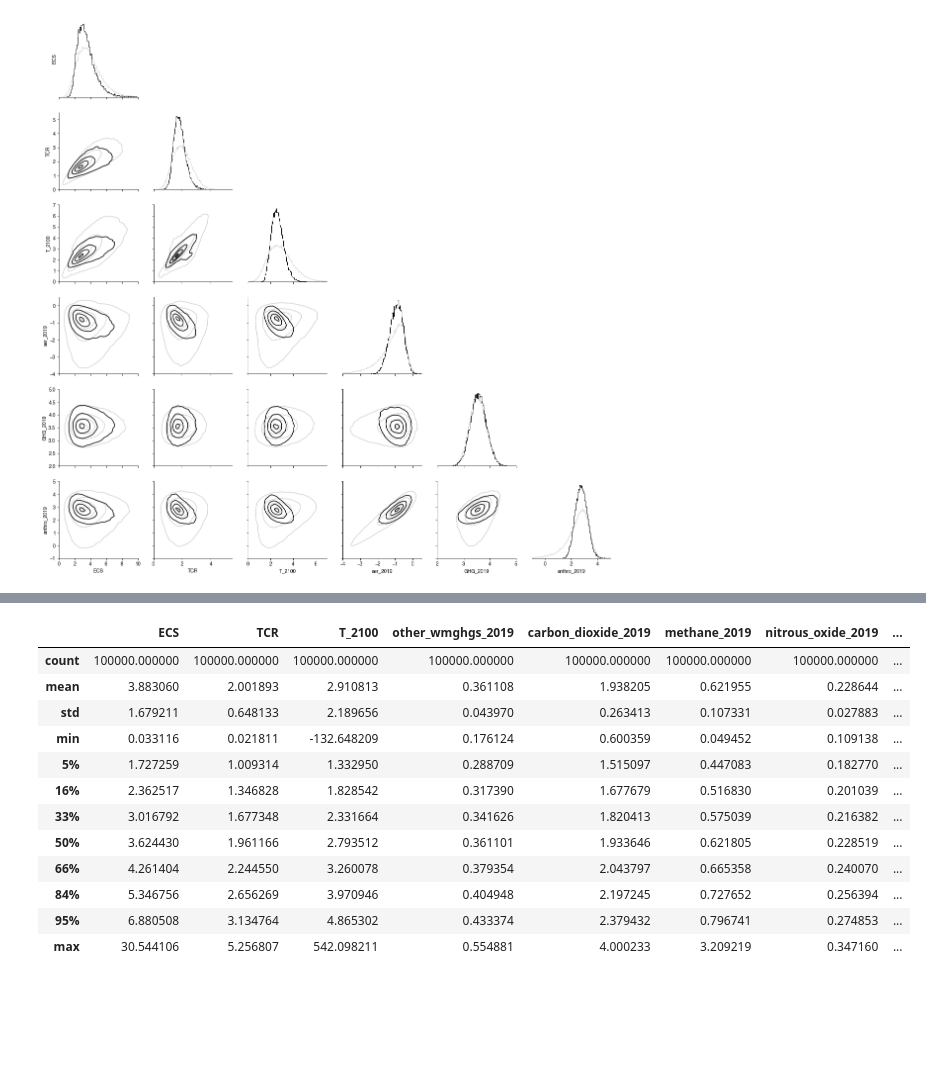
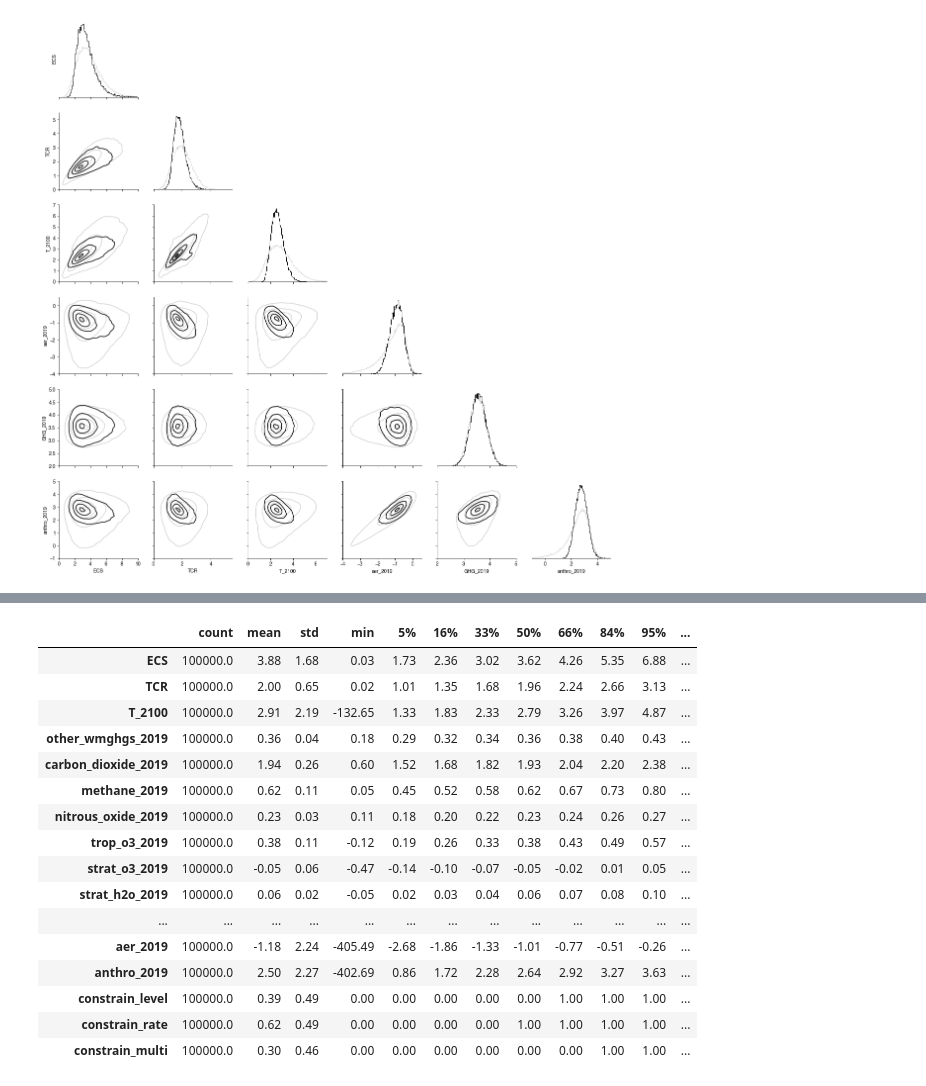
Before and after one commit to njleach/GIR, a Jupyter notebook: GIR/notebooks/NROY_generation.ipynb, the cells around one changed output, grey strips where cells are left out. Drawn from its saved outputs; the diff is of its cells as text; code cells hidden in the pictures; blank space fills up the shorter version.

```diff
--- a/GIR/notebooks/NROY_generation.ipynb
+++ b/GIR/notebooks/NROY_generation.ipynb
@@ -1015,16 +1019,20 @@ FULL_results.loc[:,FULL_results.loc['constrain_multi'].astype(bool)].T.describe(
 # %%
-FULL_results.T.describe(percentiles=[.05,.16,.33,.5,.66,.84,.95])
+FULL_results.T.describe(percentiles=[.05,.16,.33,.5,.66,.84,.95]).T.round(2)
 # %% [output]
-|  | ECS | TCR | T_2100 | other_wmghgs_2019 | carbon_dioxide_2019 | methane_2019 | nitrous_oxide_2019 | ... |
-| count | 100000.000000 | 100000.000000 | 100000.000000 | 100000.000000 | 100000.000000 | 100000.000000 | 100000.000000 | ... |
-| mean | 3.883060 | 2.001893 | 2.910813 | 0.361108 | 1.938205 | 0.621955 | 0.228644 | ... |
-| std | 1.679211 | 0.648133 | 2.189656 | 0.043970 | 0.263413 | 0.107331 | 0.027883 | ... |
-| min | 0.033116 | 0.021811 | -132.648209 | 0.176124 | 0.600359 | 0.049452 | 0.109138 | ... |
-| 5% | 1.727259 | 1.009314 | 1.332950 | 0.288709 | 1.515097 | 0.447083 | 0.182770 | ... |
-| 16% | 2.362517 | 1.346828 | 1.828542 | 0.317390 | 1.677679 | 0.516830 | 0.201039 | ... |
-| 33% | 3.016792 | 1.677348 | 2.331664 | 0.341626 | 1.820413 | 0.575039 | 0.216382 | ... |
-| 50% | 3.624430 | 1.961166 | 2.793512 | 0.361101 | 1.933646 | 0.621805 | 0.228519 | ... |
-| 66% | 4.261404 | 2.244550 | 3.260078 | 0.379354 | 2.043797 | 0.665358 | 0.240070 | ... |
-| 84% | 5.346756 | 2.656269 | 3.970946 | 0.404948 | 2.197245 | 0.727652 | 0.256394 | ... |
-| 95% | 6.880508 | 3.134764 | 4.865302 | 0.433374 | 2.379432 | 0.796741 | 0.274853 | ... |
-| max | 30.544106 | 5.256807 | 542.098211 | 0.554881 | 4.000233 | 3.209219 | 0.347160 | ... |
+|  | count | mean | std | min | 5% | 16% | 33% | 50% | 66% | 84% | 95% | ... |
+| ECS | 100000.0 | 3.88 | 1.68 | 0.03 | 1.73 | 2.36 | 3.02 | 3.62 | 4.26 | 5.35 | 6.88 | ... |
+| TCR | 100000.0 | 2.00 | 0.65 | 0.02 | 1.01 | 1.35 | 1.68 | 1.96 | 2.24 | 2.66 | 3.13 | ... |
+| T_2100 | 100000.0 | 2.91 | 2.19 | -132.65 | 1.33 | 1.83 | 2.33 | 2.79 | 3.26 | 3.97 | 4.87 | ... |
+| other_wmghgs_2019 | 100000.0 | 0.36 | 0.04 | 0.18 | 0.29 | 0.32 | 0.34 | 0.36 | 0.38 | 0.40 | 0.43 | ... |
+| carbon_dioxide_2019 | 100000.0 | 1.94 | 0.26 | 0.60 | 1.52 | 1.68 | 1.82 | 1.93 | 2.04 | 2.20 | 2.38 | ... |
+| methane_2019 | 100000.0 | 0.62 | 0.11 | 0.05 | 0.45 | 0.52 | 0.58 | 0.62 | 0.67 | 0.73 | 0.80 | ... |
+| nitrous_oxide_2019 | 100000.0 | 0.23 | 0.03 | 0.11 | 0.18 | 0.20 | 0.22 | 0.23 | 0.24 | 0.26 | 0.27 | ... |
+| trop_o3_2019 | 100000.0 | 0.38 | 0.11 | -0.12 | 0.19 | 0.26 | 0.33 | 0.38 | 0.43 | 0.49 | 0.57 | ... |
+| strat_o3_2019 | 100000.0 | -0.05 | 0.06 | -0.47 | -0.14 | -0.10 | -0.07 | -0.05 | -0.02 | 0.01 | 0.05 | ... |
+| strat_h2o_2019 | 100000.0 | 0.06 | 0.02 | -0.05 | 0.02 | 0.03 | 0.04 | 0.06 | 0.07 | 0.08 | 0.10 | ... |
+| ... | ... | ... | ... | ... | ... | ... | ... | ... | ... | ... | ... | ... |
+| aer_2019 | 100000.0 | -1.18 | 2.24 | -405.49 | -2.68 | -1.86 | -1.33 | -1.01 | -0.77 | -0.51 | -0.26 | ... |
+| anthro_2019 | 100000.0 | 2.50 | 2.27 | -402.69 | 0.86 | 1.72 | 2.28 | 2.64 | 2.92 | 3.27 | 3.63 | ... |
+| constrain_level | 100000.0 | 0.39 | 0.49 | 0.00 | 0.00 | 0.00 | 0.00 | 0.00 | 1.00 | 1.00 | 1.00 | ... |
+| constrain_rate | 100000.0 | 0.62 | 0.49 | 0.00 | 0.00 | 0.00 | 0.00 | 1.00 | 1.00 | 1.00 | 1.00 | ... |
+| constrain_multi | 100000.0 | 0.30 | 0.46 | 0.00 | 0.00 | 0.00 | 0.00 | 0.00 | 0.00 | 1.00 | 1.00 | ... |
```
Also changed, not shown: parts of 1 cell of this notebook, 19 other files.
